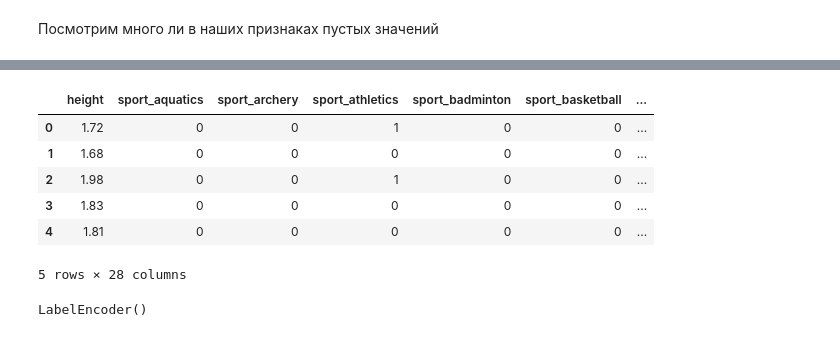
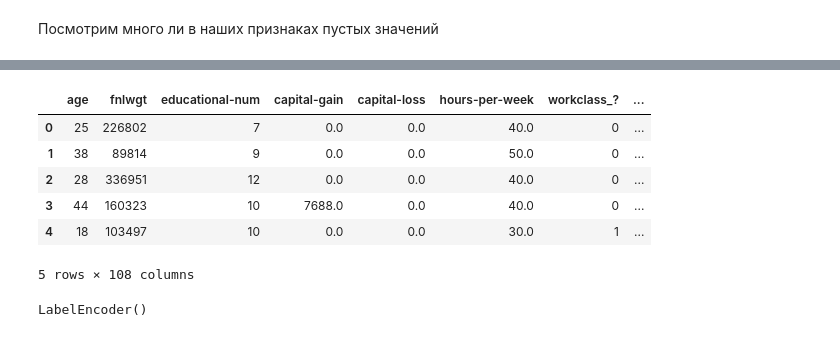
Before and after one commit to StetskoSergey/pida5_stetsko, a Jupyter notebook: aml6 dz 1.ipynb, the cells around one changed output, grey strips where cells are left out. Cells and saved outputs as stored; diff of their text form; code cells hidden in the pictures.

```diff
--- a/aml6 dz 1.ipynb
+++ b/aml6 dz 1.ipynb
@@ -8,6 +8,6 @@ https://www.kaggle.com/rio2016/olympic-games
 import pandas as pd
 import numpy as np
 # %%
-data = pd.read_csv('athletes.csv')
+data = pd.read_csv('adult.csv')
 data.head()
 # %% [output]
@@ -45,2 +49,4 @@ memory usage: 991.6+ KB
+# %%
+list_col = ['workclass', 'education', 'marital-status', 'occupation', 'relationship', 'race', 'gender', 'native-country']
 # %% [markdown]
 Посмотрим много ли в наших признаках пустых значений
@@ -77,28 +79,25 @@ array([1.72, 1.68, 1.98, 1.83, 1.81, 1.8 , 2.05, 1.93, 1.65, 1.7 , 1.75,
-# %%
-# обнуляем ячейки с отсутствием данных
-data = data[pd.isnull(data['height']) == 0]
-data = data[pd.isnull(data['weight']) == 0]
+# %%
+# удаляем ячейки с отсутствием данных
+data_n = data.dropna()
+Y = data_n['income']
+data_n = data_n.drop( columns = 'income')
 # %%
 from sklearn.linear_model import LogisticRegression
 # %%
 # попробуем выбрать какие-нибудь признаки
-selectedColumns = data[['height', 'sport', 'sex' ]]
 
-# столбец sport является категориальной переменной
-# переведем ее в значения 0 и 1, добавив столбцы с соответствующими названиями
-X = pd.get_dummies(selectedColumns, columns = ['sport'])
+# переведем категориальные переменные в 0,1
+X = pd.get_dummies(data_n, columns = list_col)
 
-# столбец sex является целевой переменной, удаляем его из X
-del X['sex']
 X.head()
 # %% [output]
-|  | height | sport_aquatics | sport_archery | sport_athletics | sport_badminton | sport_basketball | ... |
-| 0 | 1.72 | 0 | 0 | 1 | 0 | 0 | ... |
-| 1 | 1.68 | 0 | 0 | 0 | 0 | 0 | ... |
-| 2 | 1.98 | 0 | 0 | 1 | 0 | 0 | ... |
-| 3 | 1.83 | 0 | 0 | 0 | 0 | 0 | ... |
-| 4 | 1.81 | 0 | 0 | 0 | 0 | 0 | ... |
+|  | age | fnlwgt | educational-num | capital-gain | capital-loss | hours-per-week | workclass_? | ... |
+| 0 | 25 | 226802 | 7 | 0.0 | 0.0 | 40.0 | 0 | ... |
+| 1 | 38 | 89814 | 9 | 0.0 | 0.0 | 50.0 | 0 | ... |
+| 2 | 28 | 336951 | 12 | 0.0 | 0.0 | 40.0 | 0 | ... |
+| 3 | 44 | 160323 | 10 | 7688.0 | 0.0 | 40.0 | 0 | ... |
+| 4 | 18 | 103497 | 10 | 0.0 | 0.0 | 30.0 | 1 | ... |
-5 rows × 28 columns
+5 rows × 108 columns
 # %%
 # целевая переменная (столбец sex) снова является категориальной
 # переведем значения столбца в числа, оставив один столбец
```
Also changed, not shown: parts of 16 cells of this notebook.
